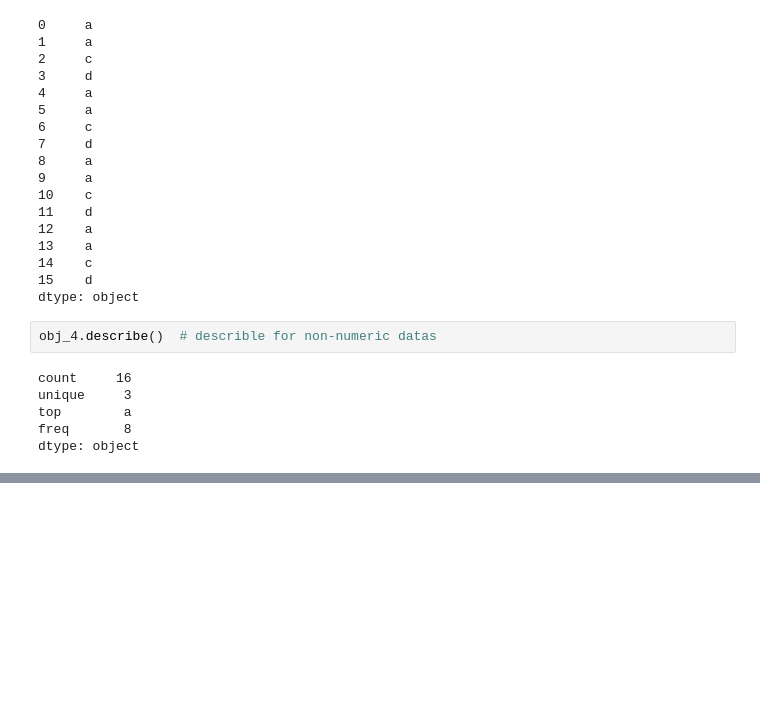
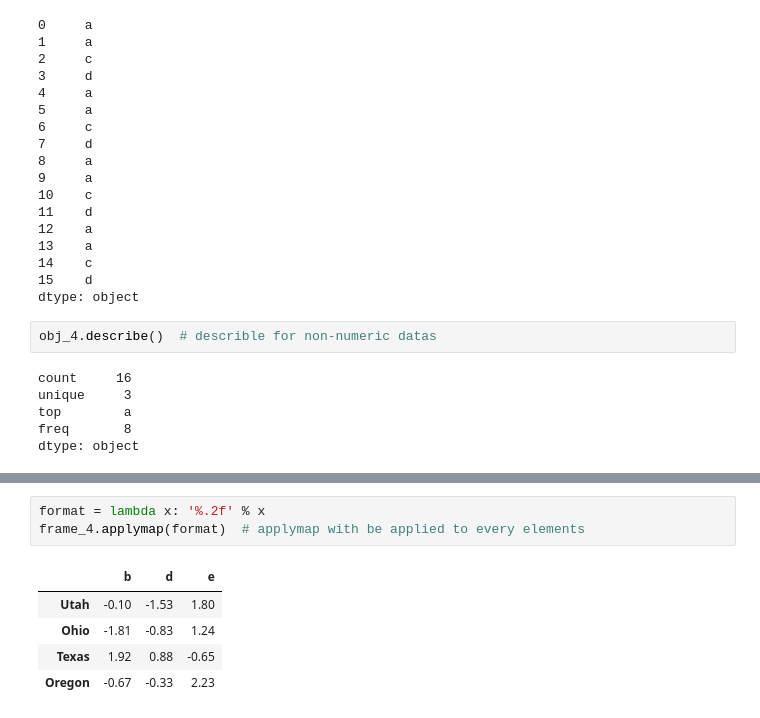
Before and after one commit to wonderui/Python-Practice, a Jupyter notebook: 4_Pandas/essential_functionality.ipynb, the cells around one changed output, grey strips where cells are left out. Saved outputs shown, nothing was run; the diff lists cells and outputs as text; blank space fills up the shorter version.

```diff
--- a/4_Pandas/essential_functionality.ipynb
+++ b/4_Pandas/essential_functionality.ipynb
@@ -250,0 +288,9 @@ dtype: object
+# %%
+format = lambda x: '%.2f' % x
+frame_4.applymap(format)  # applymap with be applied to every elements
+# %% [output]
+|  | b | d | e |
+| Utah | -0.10 | -1.53 | 1.80 |
+| Ohio | -1.81 | -0.83 | 1.24 |
+| Texas | 1.92 | 0.88 | -0.65 |
+| Oregon | -0.67 | -0.33 | 2.23 |
```
Also changed, not shown: parts of 13 cells of this notebook.
